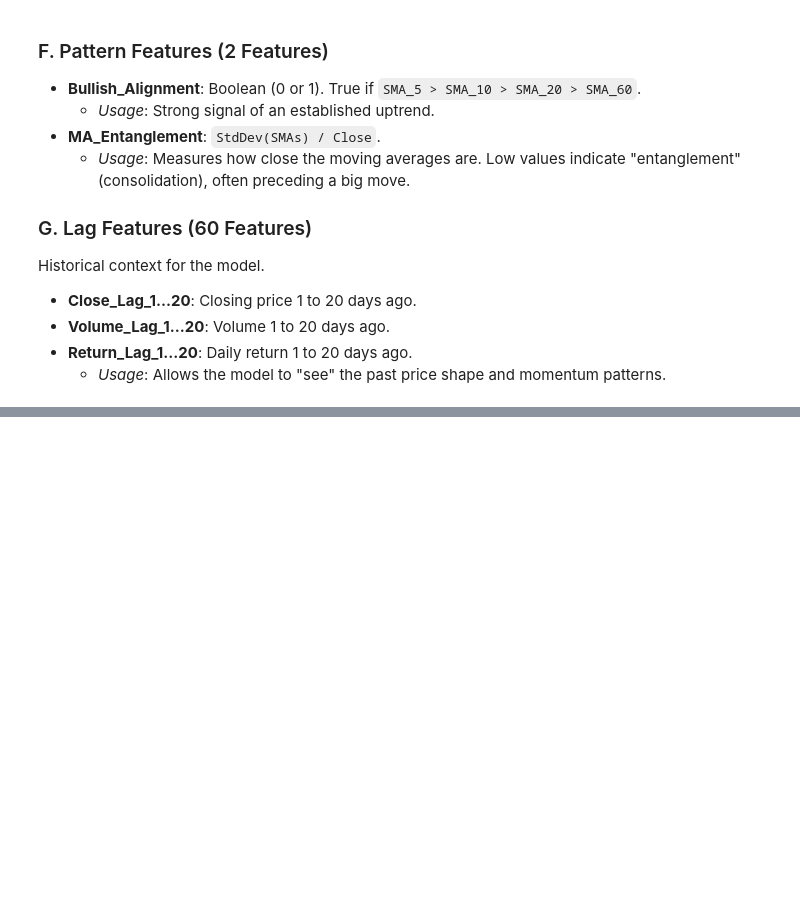
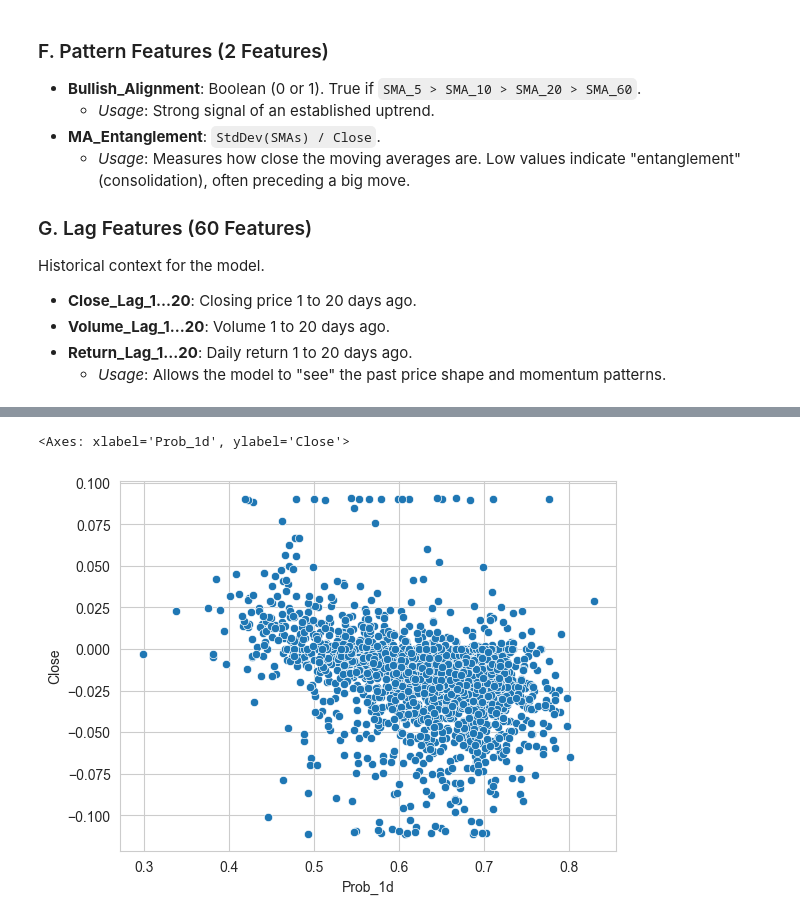
Before and after one commit to BChen2615/Stock-Market-Model, a Jupyter notebook: research/notebooks/Feature_Analytic.ipynb, the cells around one changed output, grey strips where cells are left out. Cells and saved outputs as stored; diff of their text form; code cells hidden in the pictures; blank space fills up the shorter version.

```diff
--- a/research/notebooks/Feature_Analytic.ipynb
+++ b/research/notebooks/Feature_Analytic.ipynb
@@ -240,0 +227,3 @@ import finlab as fl
+# %%
+df = df[df["Date"] > "2026-01-29"].sort_values("Date", ascending= False).groupby("Stock_ID", as_index= False)["Close"].agg(lambda sf: (sf.iloc[0] - sf.iloc[1]) / sf.iloc[0])
+df
@@ -240,0 +244,3 @@ import finlab as fl
+# %%
+daily_pred = pd.read_sql("SELECT * FROM daily_predictions", conn)
+daily_pred.head()
@@ -240,0 +254,3 @@ import finlab as fl
+# %%
+pre_df = daily_pred[daily_pred['Date'] == '2026-02-02']
+pre_df
@@ -240,0 +271,3 @@ import finlab as fl
+# %%
+pre_df = pre_df.merge(df, on='Stock_ID')
+pre_df
@@ -240,0 +288,5 @@ import finlab as fl
+# %%
+sns.scatterplot(pre_df, x='Prob_1d', y="Close")
+# %% [output]
+<Axes: xlabel='Prob_1d', ylabel='Close'>
+[figure, added]
```
Also changed, not shown: parts of 8 cells of this notebook, 15 other files.
